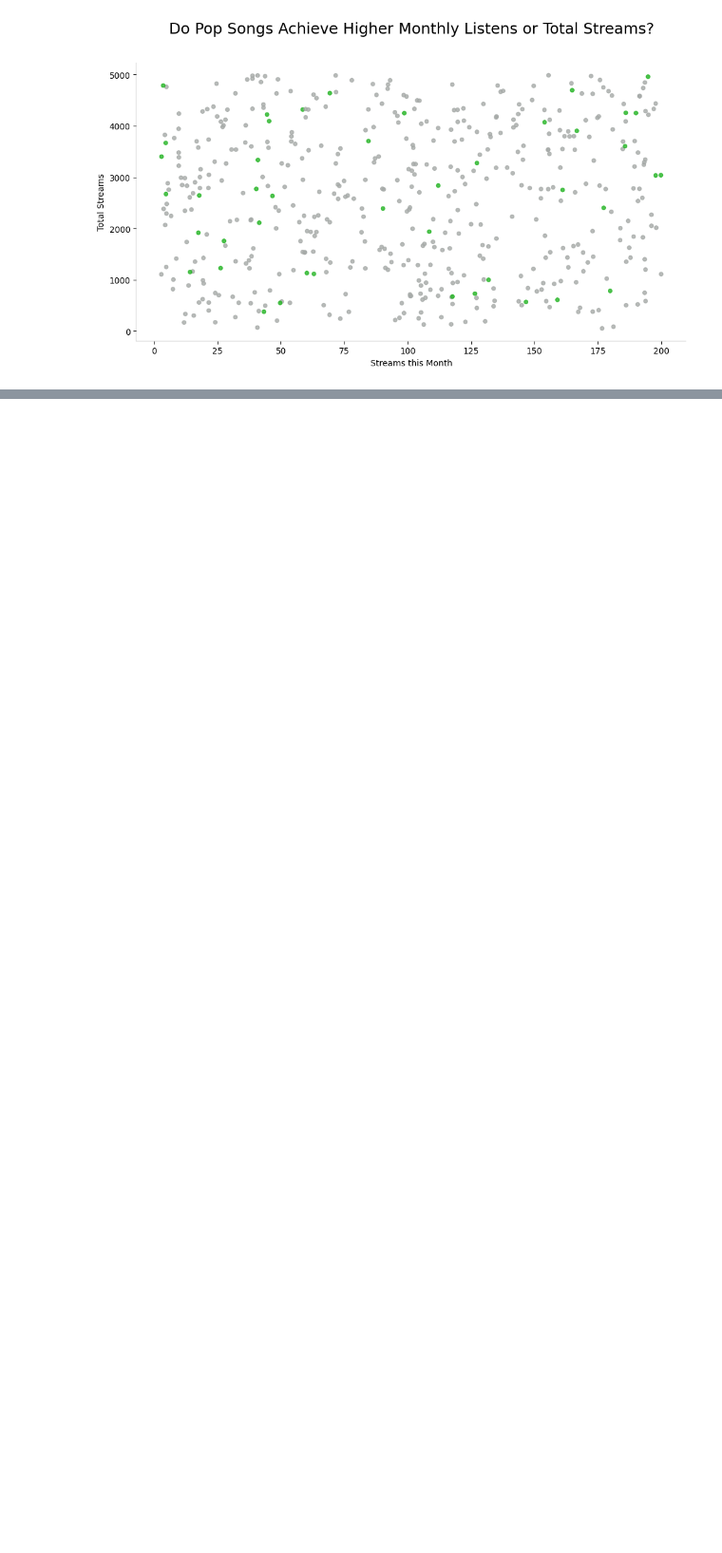
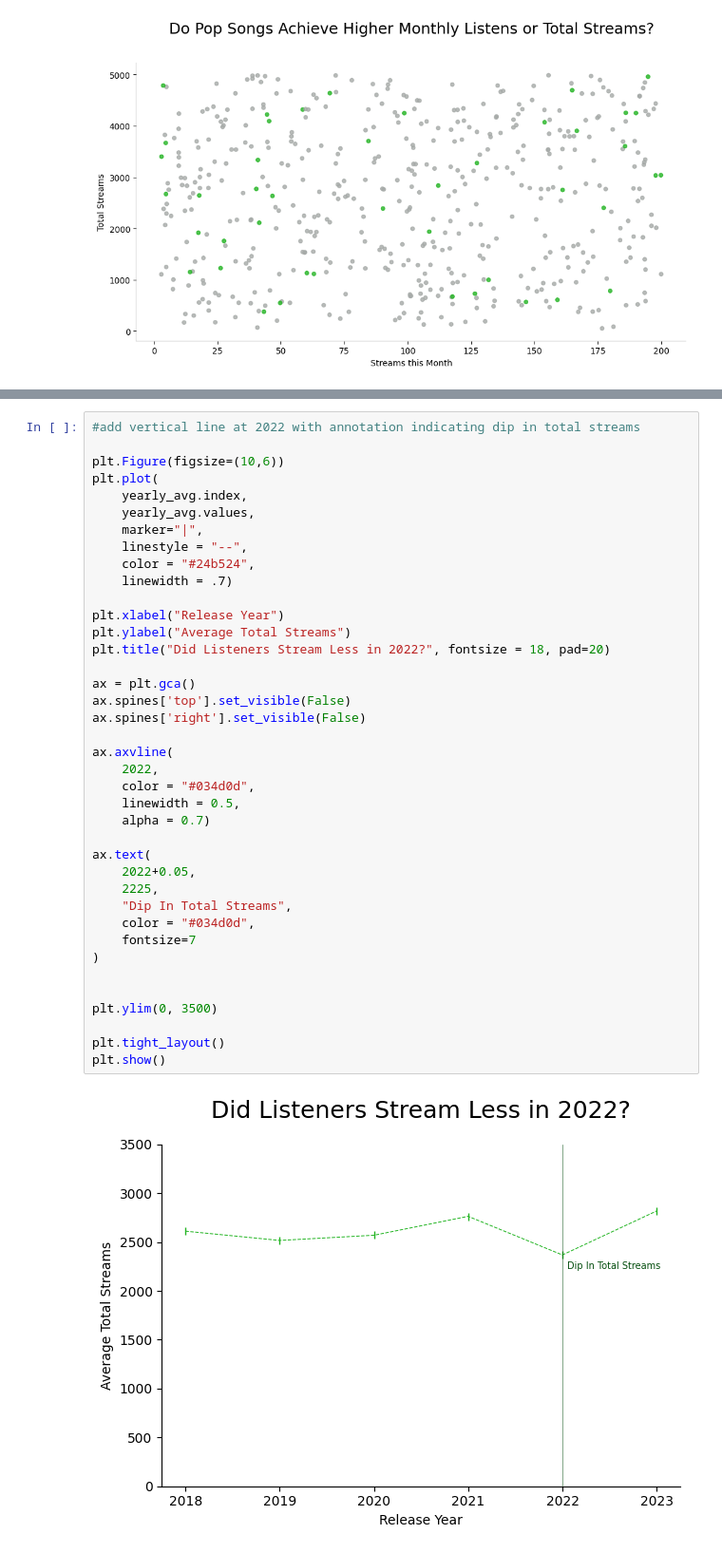
Before and after one commit to rhyman7/learning_plots_ryan_hyman, a Jupyter notebook: notebooks/visualization_practice.ipynb, the cells around one changed output, grey strips where cells are left out. Shown: that part at 95% size. Saved outputs shown, nothing was run; the diff lists cells and outputs as text; blank space fills up the shorter version.

```diff
--- a/notebooks/visualization_practice.ipynb
+++ b/notebooks/visualization_practice.ipynb
@@ -252,0 +297,41 @@ plt.show()
+# %%
+#add vertical line at 2022 with annotation indicating dip in total streams
+
+plt.Figure(figsize=(10,6))
+plt.plot(
+    yearly_avg.index,
+    yearly_avg.values,
+    marker="|",
+    linestyle = "--",
+    color = "#24b524",
+    linewidth = .7)
+
+plt.xlabel("Release Year")
+plt.ylabel("Average Total Streams")
+plt.title("Did Listeners Stream Less in 2022?", fontsize = 18, pad=20)
+
+ax = plt.gca()
+ax.spines['top'].set_visible(False)
+ax.spines['right'].set_visible(False)
+
+ax.axvline(
+    2022,
+    color = "#034d0d",
+    linewidth = 0.5,
+    alpha = 0.7)
+
+ax.text(
+    2022+0.05,
+    2225,
+    "Dip In Total Streams",
+    color = "#034d0d",
+    fontsize=7
+)
+
+
+plt.ylim(0, 3500)
+
+plt.tight_layout()
+plt.show()
+# %% [output]
+[figure, added]
```
Also changed, not shown: parts of 3 cells of this notebook.
